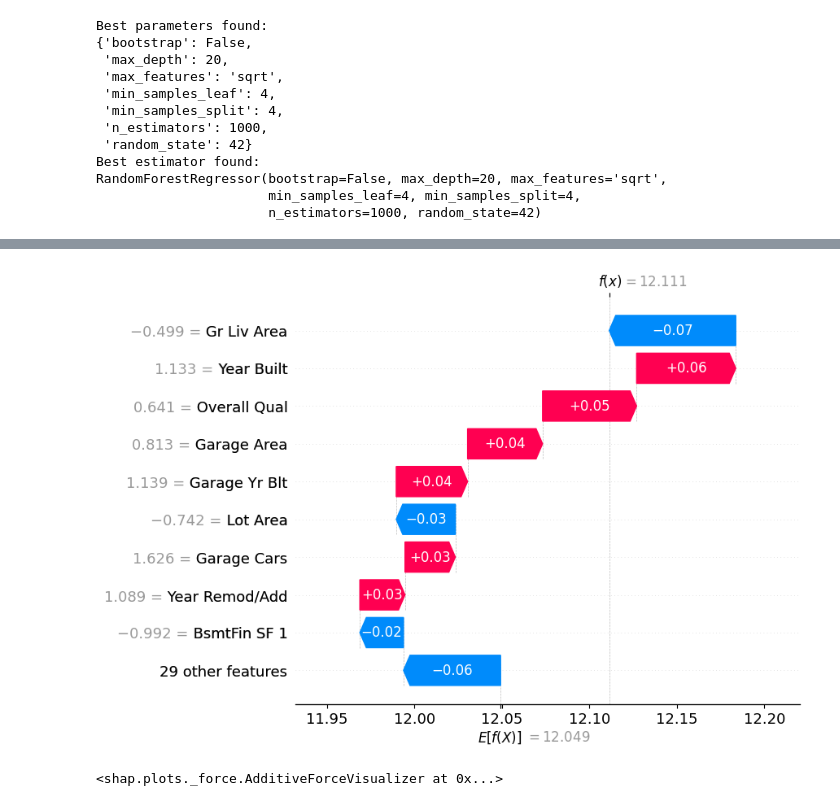
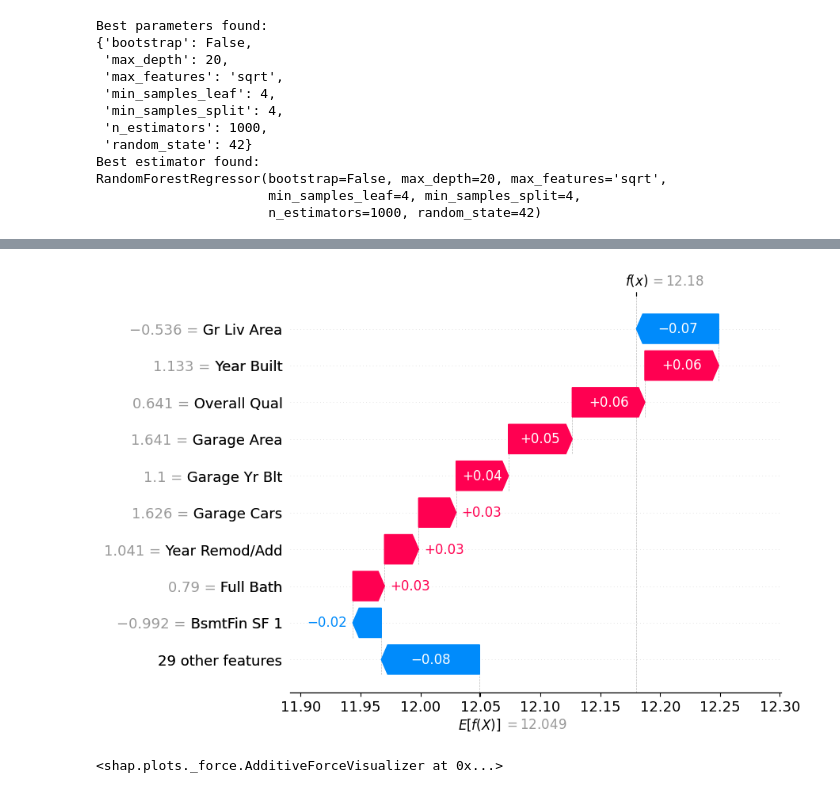
Before and after one commit to maxdevroome/25_discover-projects, a Jupyter notebook: ames-housing/_exercises/ex_7_shap.ipynb, the cells around one changed output, grey strips where cells are left out. Saved outputs shown, nothing was run; the diff lists cells and outputs as text; code cells hidden in the pictures.

```diff
--- a/ames-housing/_exercises/ex_7_shap.ipynb
+++ b/ames-housing/_exercises/ex_7_shap.ipynb
@@ -89,19 +89,19 @@ shap_values = explainer.shap_values(df_X_fraction)
 # %%
 # E
 
-waterfall_index = 0
+waterfall_index = 122
 
 # Plot waterfall
 shap.plots.waterfall(
 
     shap.Explanation(
         base_values   = explainer.expected_value[0], # Mean prediction for the entire training data.
         values        = shap_values[waterfall_index],            # Subset of shap values.
         data          = df_X_fraction.iloc[waterfall_index],     # Subset of training data.
         feature_names = df_X_fraction.columns        # Feature names.
 ))
 # %% [output]
-[figure, old version]
+[figure, new version]
 # %%
 # F
 
```
